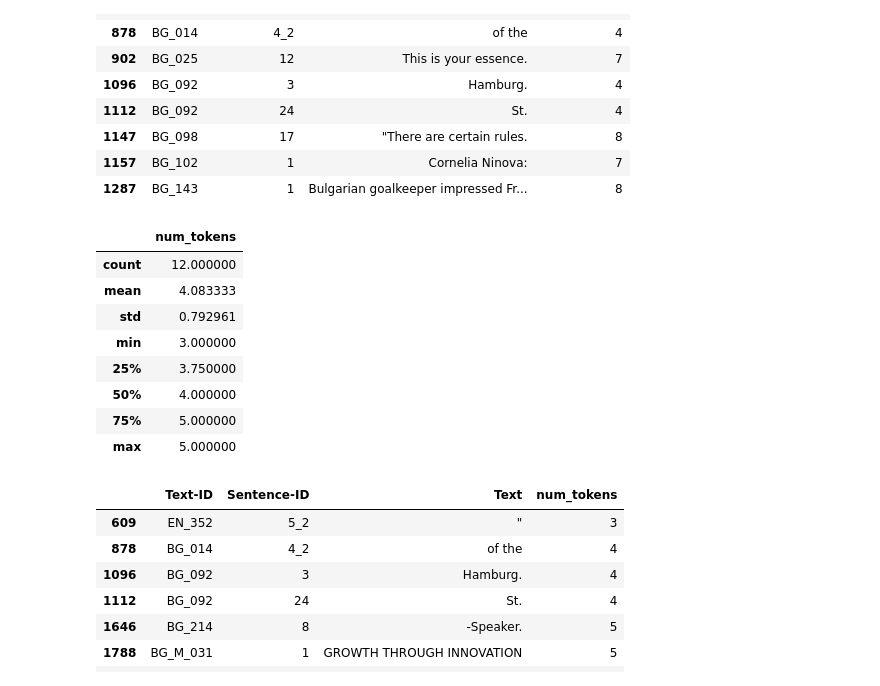
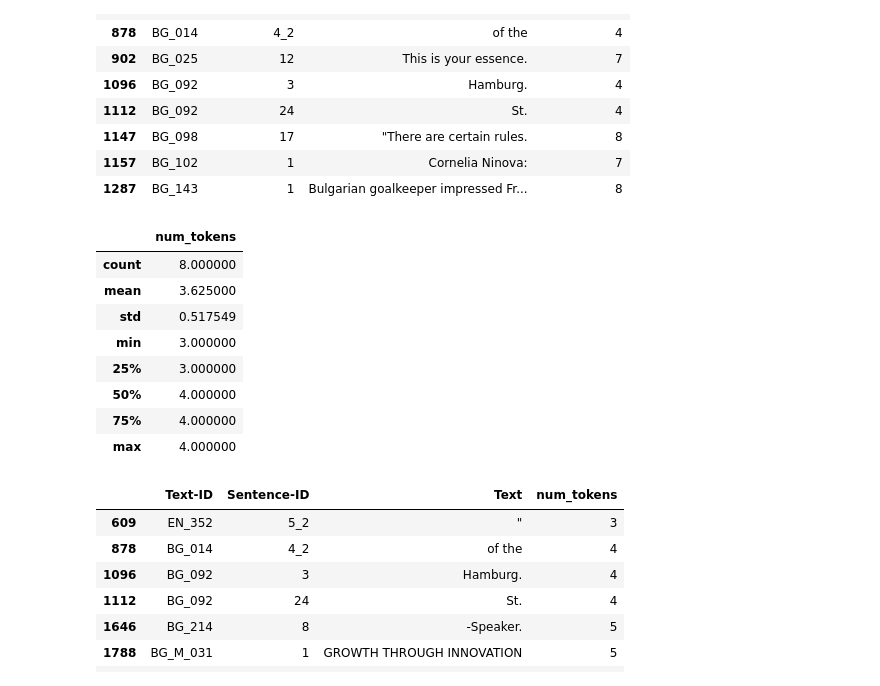
Before and after one commit to daycardoso/bert-vs-modernbert-valueeval24, a Jupyter notebook: pre_process_valores.ipynb, the cells around one changed output. Cells and saved outputs as stored; diff of their text form; code cells hidden in the pictures.

```diff
--- a/pre_process_valores.ipynb
+++ b/pre_process_valores.ipynb
@@ -946,17 +996,17 @@ df_sentences_validation_resampled[df_sentences_validation_resampled['num_tokens'
 | 1287 | BG_143 | 1 | Bulgarian goalkeeper impressed Fr... | 8 |
 # %%
 # Contar quantas sentenças tem menos de 10 tokens
-df_sentences_validation_resampled[df_sentences_validation_resampled['num_tokens'] < 6].describe()
+df_sentences_validation_resampled[df_sentences_validation_resampled['num_tokens'] < 5].describe()
 # %% [output]
 |  | num_tokens |
-| count | 12.000000 |
-| mean | 4.083333 |
-| std | 0.792961 |
+| count | 8.000000 |
+| mean | 3.625000 |
+| std | 0.517549 |
 | min | 3.000000 |
-| 25% | 3.750000 |
+| 25% | 3.000000 |
 | 50% | 4.000000 |
-| 75% | 5.000000 |
-| max | 5.000000 |
+| 75% | 4.000000 |
+| max | 4.000000 |
 # %%
 # Contar quantas sentenças tem menos de 10 tokens
 df_sentences_validation_resampled[df_sentences_validation_resampled['num_tokens'] < 6].head(100)
```
Also changed, not shown: parts of 16 cells of this notebook.
